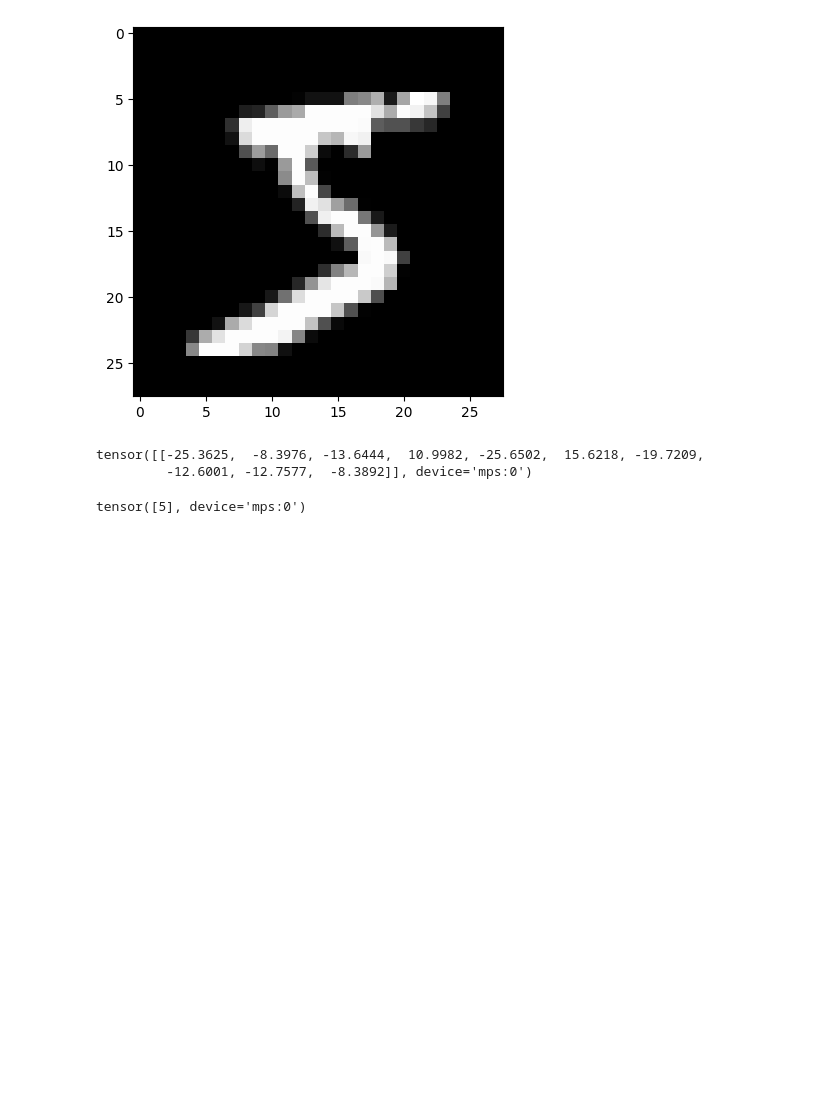
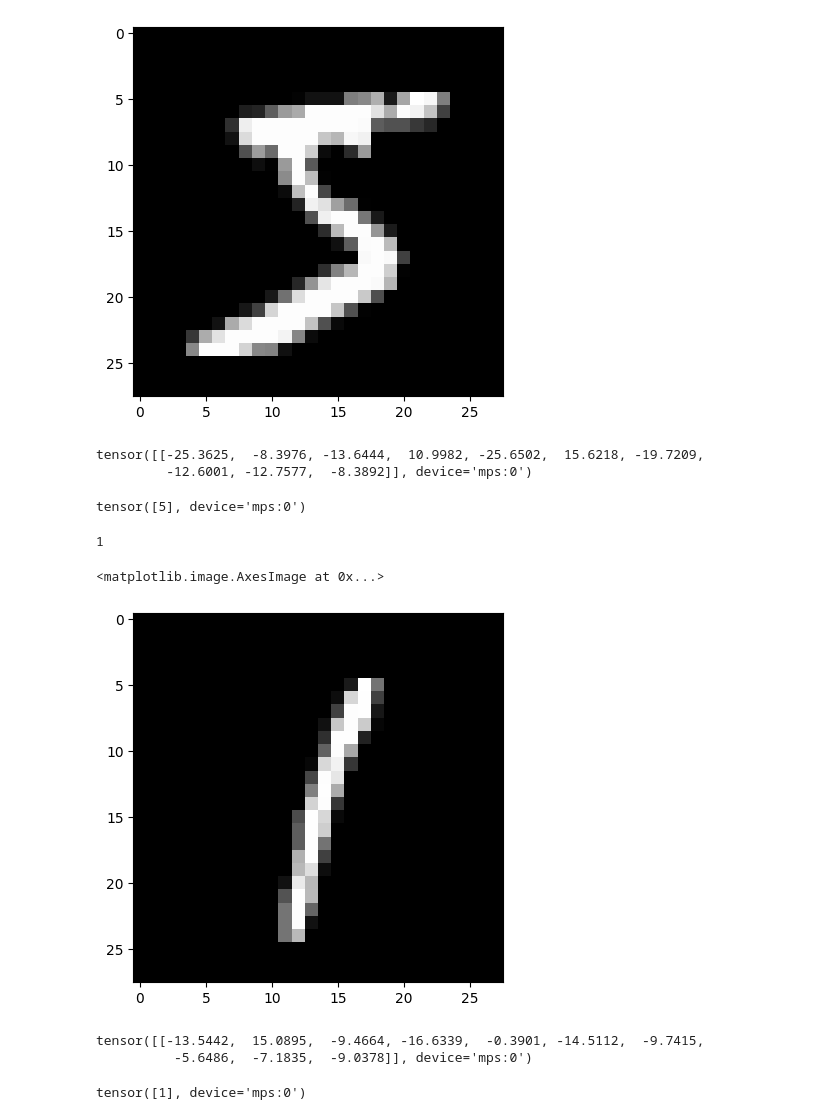
Before and after one commit to mordr/jupyter-notebooks, a Jupyter notebook: image-classifier-pytorch-teaching.ipynb, the cells around one changed output. Saved outputs shown, nothing was run; the diff lists cells and outputs as text; code cells hidden in the pictures; blank space fills up the shorter version.

Commit message:
Add visual test for 1

```diff
--- a/image-classifier-pytorch-teaching.ipynb
+++ b/image-classifier-pytorch-teaching.ipynb
@@ -214,3 +214,23 @@ tensor([[-25.3625,  -8.3976, -13.6444,  10.9982, -25.6502,  15.6218, -19.7209,
 pred.argmax(dim=1) # correctly identifies 5!
 # %% [output]
 tensor([5], device='mps:0')
+# %%
+image, label = train_set[torch.randint(0, num_train, (1, 1)).item()]
+# %% [output]
+1
+# %%
+plt.imshow(image.squeeze(), cmap='gray')
+# %% [output]
+<matplotlib.image.AxesImage at 0x...>
+[figure, added]
+# %%
+with torch.no_grad():
+    pred = model(image.to(device))
+pred
+# %% [output]
+tensor([[-13.5442,  15.0895,  -9.4664, -16.6339,  -0.3901, -14.5112,  -9.7415,
+          -5.6486,  -7.1835,  -9.0378]], device='mps:0')
+# %%
+pred.argmax(dim=1) # correctly identifies 1!
+# %% [output]
+tensor([1], device='mps:0')
```
